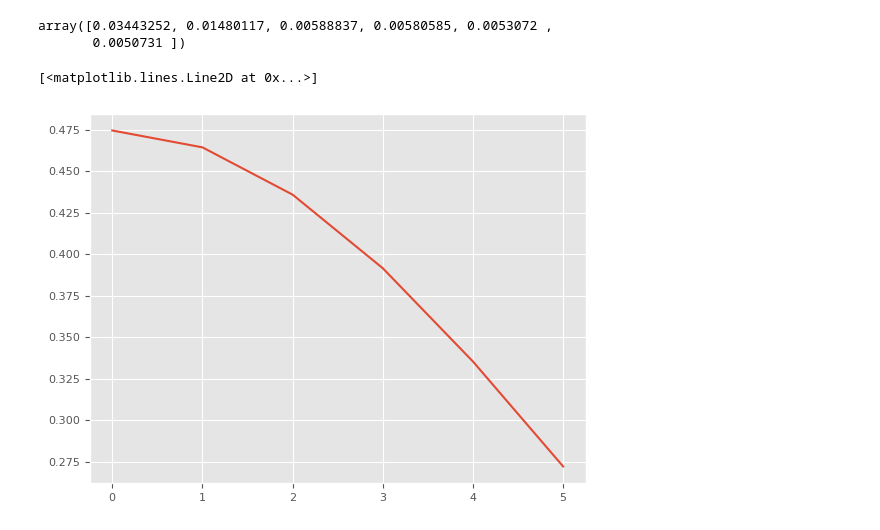
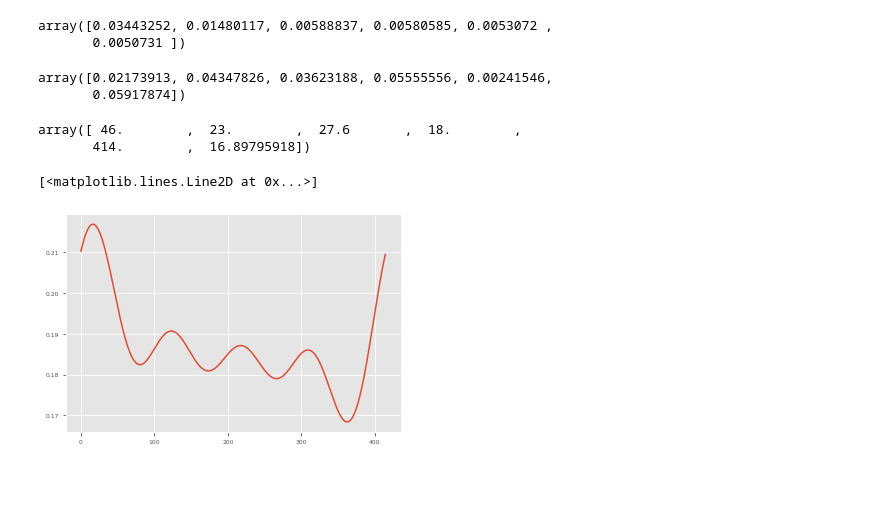
Before and after one commit to LSalimene/Analise-Series-temporais-em-oceano, a Jupyter notebook: lista4/lista4.ipynb, the cells around one changed output. Cells and saved outputs as stored; diff of their text form; code cells hidden in the pictures; blank space fills up the shorter version.

```diff
--- a/lista4/lista4.ipynb
+++ b/lista4/lista4.ipynb
@@ -111,12 +111,28 @@ def calculate_fourier_coeff(y):
     return A, B, C, theta, f, T
 
 def calculate_fourier_series2(A, B, f, N):
+    """
+    Function that uses the Fourier coefficients to estimate
+    the original Fourier time series
+    Usage:
+           y, Y = calculate_fourier_series(A, B, N)
+
+           A: coefficients of cosine function
+           B: coefficients of sine function
+           N: number of points to estimate A and B
+
+           y: series of cosine and sines
+           Y: value of series
+    """
+    import numpy as np
+
     A = np.array(A)
     B = np.array(B)
-    f = np.array(f)
     A = A.reshape(-1, 1)
     B = B.reshape(-1, 1)
     Ao = A[0]
+    A = A[1:]
+    B = B[1:]
     Na = len(A)
     Nb = len(B)
     if Na != Nb:
@@ -124,7 +140,7 @@ def calculate_fourier_series2(A, B, f, N):
     y = np.zeros((Na, N))
     i = np.arange(1, N+1)
     for p in range(Na):
-        y[p, :] = y[p, :] + A[p] * np.cos(2 * np.pi * f[p] * i) + B[p] * np.sin(2 * np.pi * f[p] * i)
+        y[p, :] = y[p, :] + A[p] * np.cos(2 * np.pi * p * i / N) + B[p] * np.sin(2 * np.pi * p * i / N)
     Y = 0.5 * Ao + np.sum(y, axis=0)
     return y, Y
 # %%
@@ -170,12 +196,22 @@ Bc[Bcx]
 # %% [output]
 array([0.03443252, 0.01480117, 0.00588837, 0.00580585, 0.0053072 ,
        0.0050731 ])
+# %%
+fc[Bcx]
+# %% [output]
+array([0.02173913, 0.04347826, 0.03623188, 0.05555556, 0.00241546,
+       0.05917874])
+# %%
+Tc[Bcx]
+# %% [output]
+array([ 46.        ,  23.        ,  27.6       ,  18.        ,
+       414.        ,  16.89795918])
 # %%
-y,Y = calculate_fourier_series2(Ac[Acx],Bc[Bcx],ft[Bcx],N=len(Ac[Acx]))
+y,Y = calculate_fourier_series2(Ac[Acx],Bc[Bcx],ft[Bcx],N=len(Ac))
 plt.plot(Y)
 # %% [output]
 [<matplotlib.lines.Line2D at 0x...>]
-[figure, old version]
+[figure, new version]
 # %%
 y,Y = calculate_fourier_series2(At[Atx],Bt[Btx],ft[Btx],N=1000)
 plt.plot(Y)
```
Also changed, not shown: parts of 10 cells of this notebook, 13 other files.
